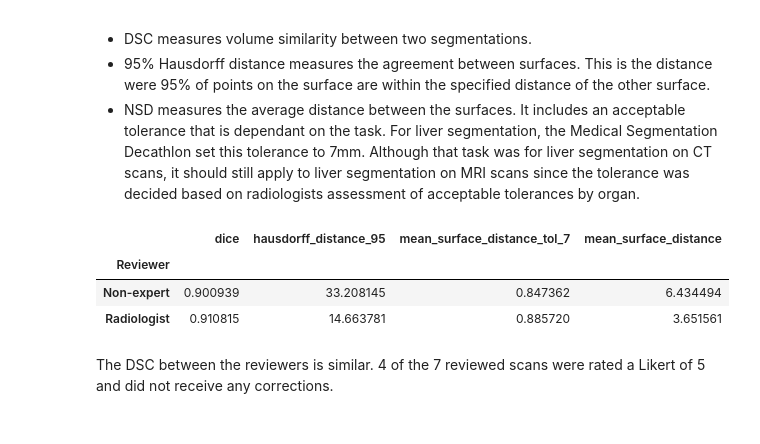
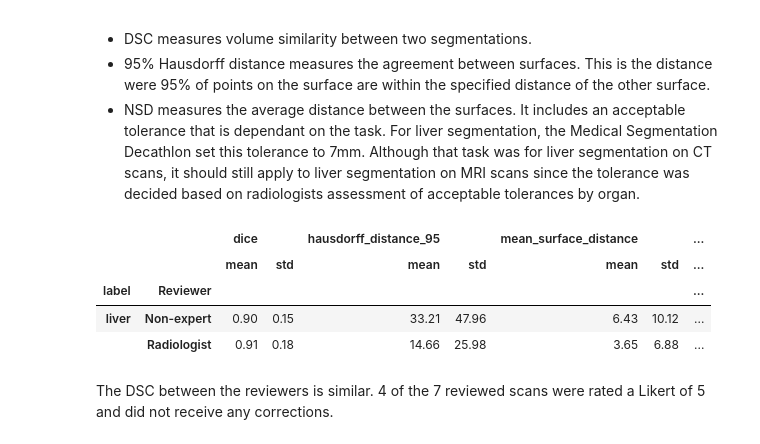
Before and after one commit to bamf-health/aimi-liver-mr, a Jupyter notebook: model_performance.ipynb, the cells around one changed output. Saved outputs shown, nothing was run; the diff lists cells and outputs as text; code cells hidden in the pictures.

```diff
--- a/model_performance.ipynb
+++ b/model_performance.ipynb
@@ -268,18 +268,29 @@ xdf = pd.concat([rad_df, ne_df])
 # %%
 xdf[
     [
+        "label",
         "Reviewer",
         "dice",
         "hausdorff_distance_95",
+        "mean_surface_distance",
         "mean_surface_distance_tol_7",
-        "mean_surface_distance",
     ]
-].replace([np.inf, -np.inf], np.nan).dropna().groupby("Reviewer").mean()
+].replace([np.inf, -np.inf], np.nan).dropna().groupby(["label", "Reviewer"]).agg(
+    {
+        "dice": ["mean", "std"],
+        "hausdorff_distance_95": ["mean", "std"],
+        "mean_surface_distance": ["mean", "std"],
+        "mean_surface_distance_tol_7": ["mean", "std"],
+    }
+).round(
+    2
+)
 # %% [output]
-|  | dice | hausdorff_distance_95 | mean_surface_distance_tol_7 | mean_surface_distance |
-| Reviewer |  |  |  |  |
-| Non-expert | 0.900939 | 33.208145 | 0.847362 | 6.434494 |
-| Radiologist | 0.910815 | 14.663781 | 0.885720 | 3.651561 |
+|  |  | dice |  | hausdorff_distance_95 |  | mean_surface_distance |  | ... |
+|  |  | mean | std | mean | std | mean | std | ... |
+| label | Reviewer |  |  |  |  |  |  | ... |
+| liver | Non-expert | 0.90 | 0.15 | 33.21 | 47.96 | 6.43 | 10.12 | ... |
+|  | Radiologist | 0.91 | 0.18 | 14.66 | 25.98 | 3.65 | 6.88 | ... |
 # %% [markdown]
 The DSC between the reviewers is similar. 4 of the 7 reviewed scans were rated a Likert of 5 and did not receive any corrections.
 # %%
```
Also changed, not shown: parts of 3 cells of this notebook, 1 other file.
